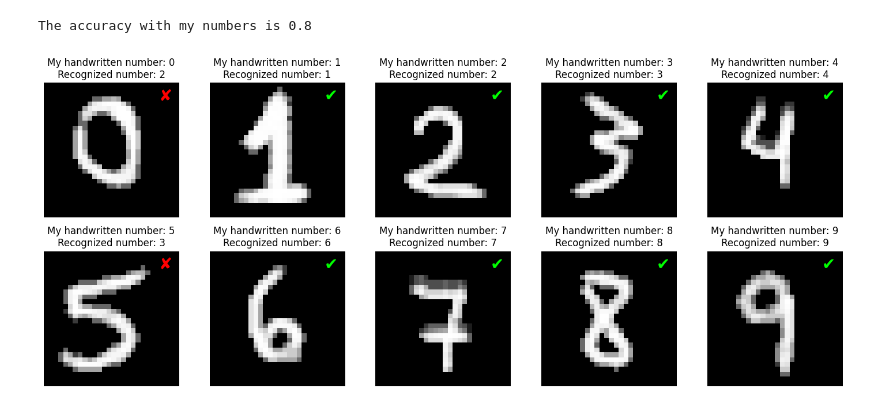
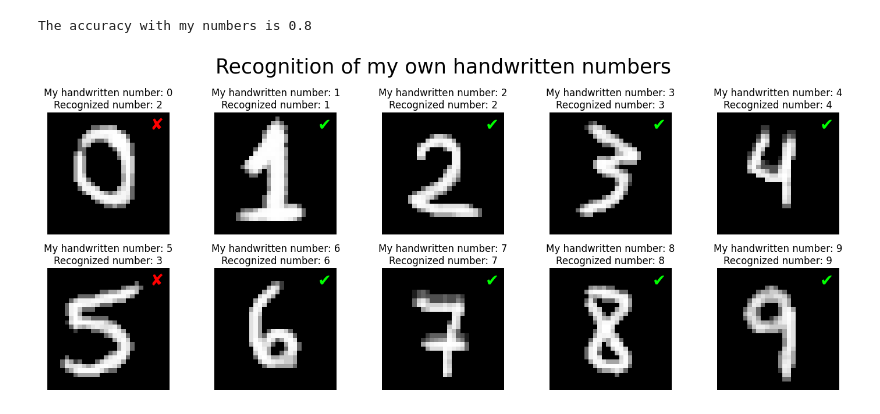
Before and after one commit to matuneville/ml-projects, a Jupyter notebook: projects/handwritten-digits-recognition/logistic-regression-digits-recognizer.ipynb, the cells around one changed output. Cells and saved outputs as stored; diff of their text form; code cells hidden in the pictures.

```diff
--- a/projects/handwritten-digits-recognition/logistic-regression-digits-recognizer.ipynb
+++ b/projects/handwritten-digits-recognition/logistic-regression-digits-recognizer.ipynb
@@ -137,20 +137,20 @@ The accuracy with my numbers is 0.8
 # %%
 fig, ax = plt.subplots(nrows=2, ncols=5, figsize=(15,6))
 ax = ax.flatten()
 
 for i in range(10):
     number = i
     pixels = my_nums.iloc[i].drop('label').astype('float')
     ax[i].imshow(pixels.values.reshape(28,28), cmap='grey')
     ax[i].set_title(f'My handwritten number: {number}\nRecognized number: {my_nums_pred[i]}')
     if number ==  my_nums_pred[i]:
         ax[i].text(0.9, 0.9, '✔', color='lime', fontsize=20, ha='center', va='center', transform=ax[i].transAxes)
     else:
         ax[i].text(0.9, 0.9, '✘', color='red', fontsize=20, ha='center', va='center', transform=ax[i].transAxes)
-
     ax[i].axis('off')
 
-plt.subplots_adjust(hspace=1,)
+plt.suptitle('Recognition of my own handwritten numbers', fontsize=25)
+plt.subplots_adjust(hspace=1)
 plt.tight_layout()
 # %% [output]
-[figure, old version]
+[figure, new version]
```
Also changed, not shown: parts of 8 cells of this notebook.
